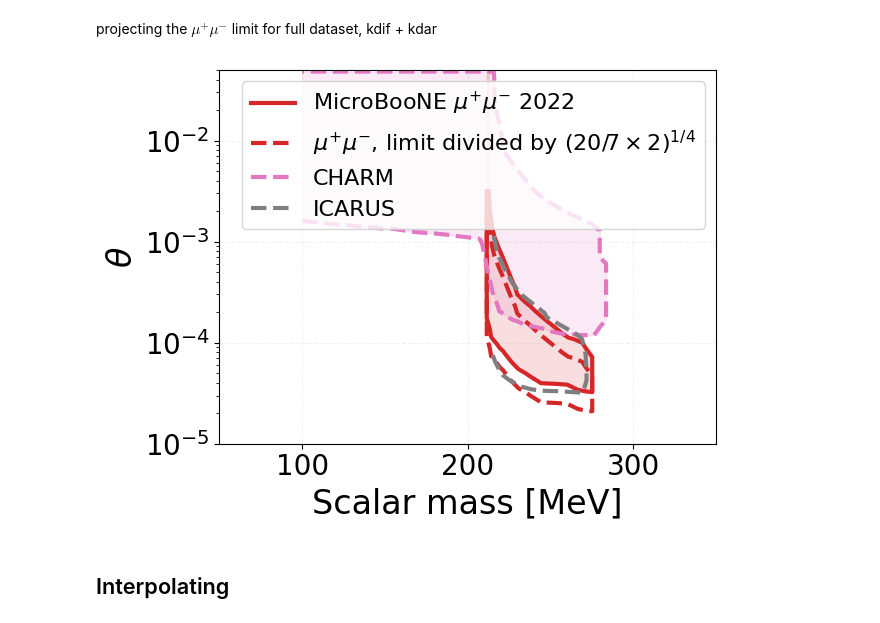
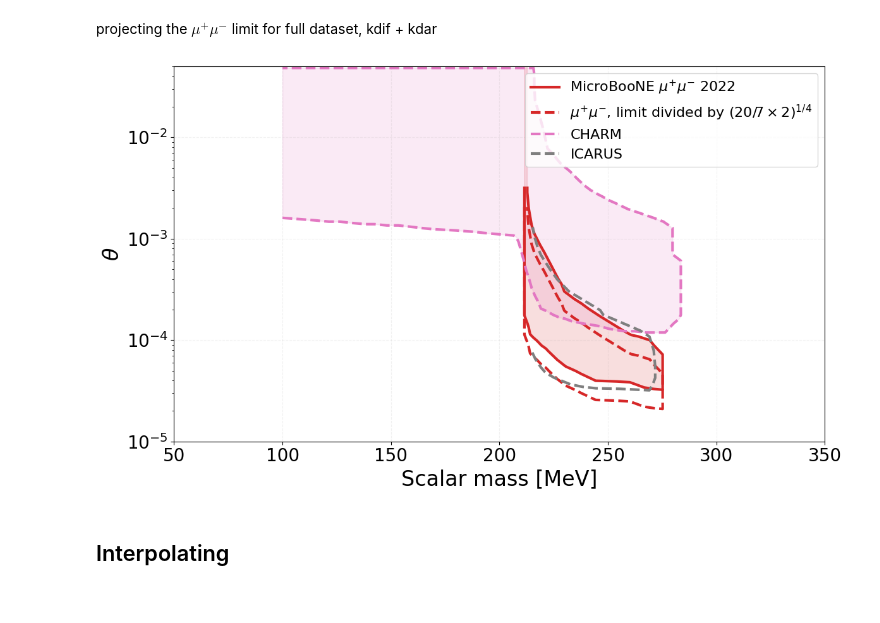
Before and after one commit to JoeBateman/HPS_ALP_Analysis, a Jupyter notebook: Comparison_plot.ipynb, the cells around one changed output. Drawn from its saved outputs; the diff is of its cells as text; code cells hidden in the pictures.

Commit message:
Updated mumu projection plot formatting

```diff
--- a/Comparison_plot.ipynb
+++ b/Comparison_plot.ipynb
@@ -704,35 +705,38 @@ projecting the $\mu^+\mu^-$ limit for full dataset, kdif + kdar
 icarus_mumu = pd.read_csv(root_dir+"limit_files/icarus_hps.csv",names=cols)
 icarus_mumu['Value'] = np.sqrt(icarus_mumu['Value'])
 # %%
+plt.figure(figsize=(12,7),facecolor='white',dpi=100)
+
+
 plt.plot(uboone_mumu_theta_squared['Mass'],(uboone_mumu_theta_squared['Value']),label=r"MicroBooNE $\mu^{+}\mu^{-}$ 2022",color="C3",lw=3)
 plt.fill_between(uboone_mumu_theta_squared['Mass'],(uboone_mumu_theta_squared['Value']),1,color="C3",alpha=0.15)
 
 
 mumu_scaling = (20/7 * 2 )**0.25
 plt.plot(uboone_mumu_theta_squared['Mass'],(uboone_mumu_theta_squared['Value'])/mumu_scaling,label=r"$\mu^{+}\mu^{-}$, limit divided by $(20/7\times2)^{1/4}$",color="C3",lw=3, linestyle='dashed')
 
 plt.plot(CHARM_from_Owen['Mass'],(CHARM_from_Owen['Value']),label=r"CHARM",color="C6",lw=3,ls="dashed")
 plt.fill_between(CHARM_from_Owen['Mass'],(CHARM_from_Owen['Value']),1,color="C6",alpha=0.15)
 
 plt.plot(icarus_mumu['Mass'],(icarus_mumu['Value']),label=r"ICARUS",color="C7",lw=3,ls="dashed")
 
 plt.xlabel(r'Scalar mass [MeV]',fontsize=24)
 plt.ylabel(r'$\theta$',fontsize=24)
 # plt.xticks([0, 50, 100, 150, 200, 245])
 # plt.legend()
 plt.ylim(1e-5,5e-2) #2e-9
 plt.xlim(50,350)
 plt.grid(ls='--',color='C7',alpha=0.1)
 plt.yscale('log')
 plt.tick_params(axis='x', labelsize=20)
 plt.tick_params(axis='y', labelsize=20)
 plt.legend(prop={'size': 16}, loc="upper right")
 
 plt.tight_layout()
 
 plt.show()
 # %% [output]
-[figure, old version]
+[figure, new version]
 # %% [markdown]
 ## Interpolating
 # %%
```
Also changed, not shown: parts of 2 cells of this notebook.
